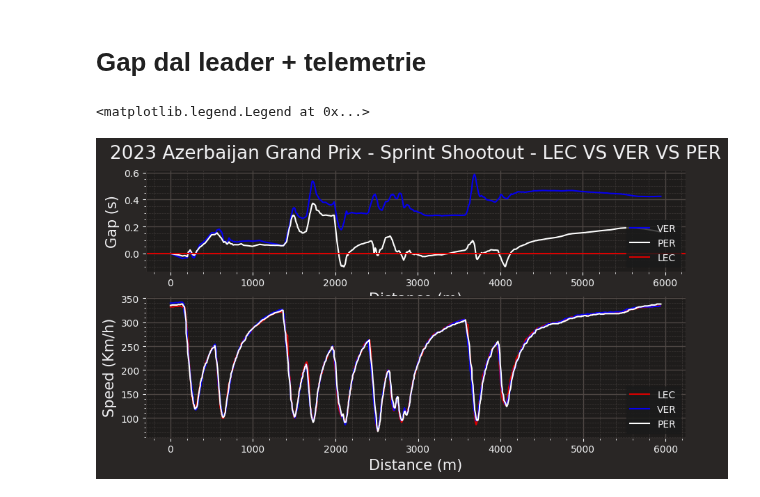
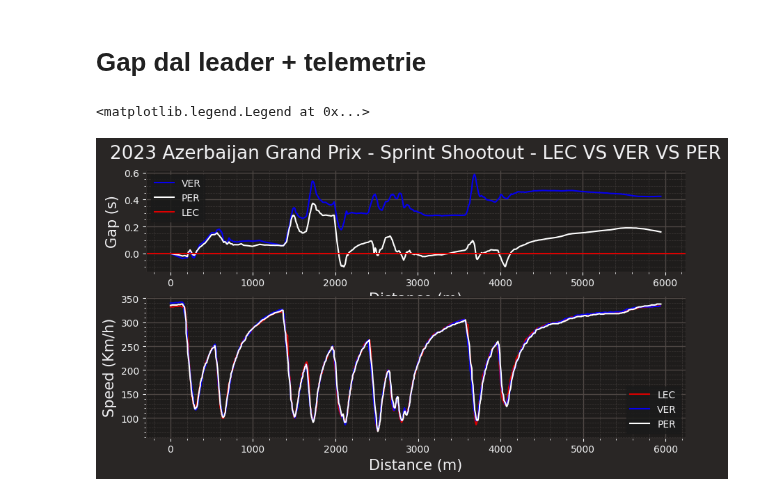
Before and after one commit to Rick8998/Baku2023F1, a Jupyter notebook: SessionsAnalysis/sprintQuali.ipynb, the cells around one changed output. Saved outputs shown, nothing was run; the diff lists cells and outputs as text; code cells hidden in the pictures.

```diff
--- a/SessionsAnalysis/sprintQuali.ipynb
+++ b/SessionsAnalysis/sprintQuali.ipynb
@@ -245,32 +245,32 @@ plotting.setup_mpl()
 # Make plot a bit bigger
 plt.rcParams['figure.figsize'] = plot_size
 
 # Create subplots with different sizes
 fig, ax = plt.subplots(2, gridspec_kw={'height_ratios': plot_ratios})
 
 # Set the plot title
 ax[0].title.set_text(plot_title)
 
 # Delta line
 ax[0].plot(ref_tel12['Distance'], delta_time12, color=ff1.plotting.team_color(team_driver_2), label= driver_2)
 ax[0].plot(ref_tel13['Distance'], delta_time13, color='white', label = driver_3)
 ax[0].axhline(0, color=ff1.plotting.team_color(team_driver_1), label = driver_1)
 ax[0].set_ylabel("Gap (s)", fontsize = 10)
 ax[0].set_xlabel("Distance (m)", fontsize=10)
 ax[0].yaxis.label.set_size(15)
 ax[0].xaxis.label.set_size(15)
-ax[0].legend(loc="lower right", prop={'size': 10})
+ax[0].legend(loc="upper left", prop={'size': 10})
 
 
 # Speed trace
 ax[1].plot(telemetry_driver_1['Distance'], telemetry_driver_1['Speed'], label=driver_1, color=ff1.plotting.team_color(team_driver_1))
 ax[1].plot(telemetry_driver_2['Distance'], telemetry_driver_2['Speed'], label=driver_2, color=ff1.plotting.team_color(team_driver_2))
 ax[1].plot(telemetry_driver_3['Distance'], telemetry_driver_3['Speed'], label=driver_3, color='white')
 ax[1].set_ylabel("Speed (Km/h)", fontsize=10)
 ax[1].set_xlabel("Distance (m)", fontsize=10)
 ax[1].yaxis.label.set_size(15)
 ax[1].xaxis.label.set_size(15)
 ax[1].legend(loc="lower right", prop={'size': 10})
 # %% [output]
 <matplotlib.legend.Legend at 0x...>
-[figure, old version]
+[figure, new version]
```
